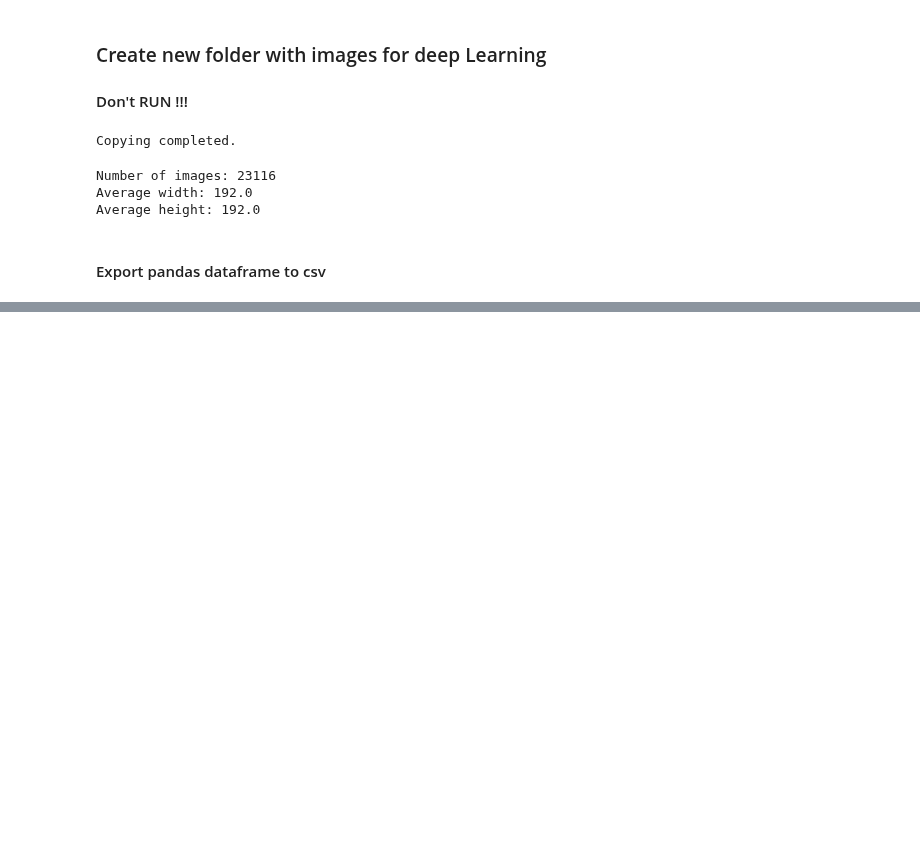
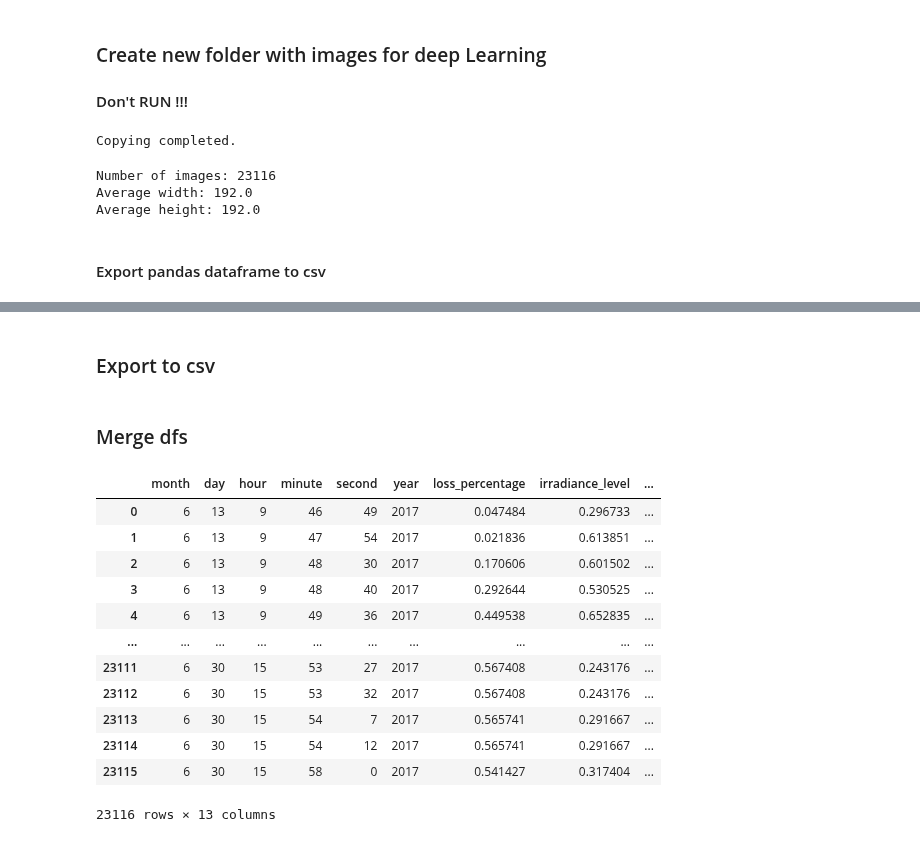
Before and after one commit to tomasrodriguesf1/CV-Project, a Jupyter notebook: Preprocessing + EDA.ipynb, the cells around one changed output, grey strips where cells are left out. Cells and saved outputs as stored; diff of their text form; code cells hidden in the pictures; blank space fills up the shorter version.

```diff
--- a/Preprocessing + EDA.ipynb
+++ b/Preprocessing + EDA.ipynb
@@ -404,0 +419,2 @@ filtered_df.to_csv('filtered_data.csv', index=False)
+# %% [markdown]
+### Export to csv
@@ -404,0 +423,23 @@ filtered_df.to_csv('filtered_data.csv', index=False)
+# %% [markdown]
+### Merge dfs
+# %%
+df1 = pd.read_csv('filtered_data.csv')
+df2 = pd.read_csv('df_2.csv')
+
+final_df = pd.merge(df1, df2, on='unique_id', how='inner')
+
+final_df
+# %% [output]
+|  | month | day | hour | minute | second | year | loss_percentage | irradiance_level | ... |
+| 0 | 6 | 13 | 9 | 46 | 49 | 2017 | 0.047484 | 0.296733 | ... |
+| 1 | 6 | 13 | 9 | 47 | 54 | 2017 | 0.021836 | 0.613851 | ... |
+| 2 | 6 | 13 | 9 | 48 | 30 | 2017 | 0.170606 | 0.601502 | ... |
+| 3 | 6 | 13 | 9 | 48 | 40 | 2017 | 0.292644 | 0.530525 | ... |
+| 4 | 6 | 13 | 9 | 49 | 36 | 2017 | 0.449538 | 0.652835 | ... |
+| ... | ... | ... | ... | ... | ... | ... | ... | ... | ... |
+| 23111 | 6 | 30 | 15 | 53 | 27 | 2017 | 0.567408 | 0.243176 | ... |
+| 23112 | 6 | 30 | 15 | 53 | 32 | 2017 | 0.567408 | 0.243176 | ... |
+| 23113 | 6 | 30 | 15 | 54 | 7 | 2017 | 0.565741 | 0.291667 | ... |
+| 23114 | 6 | 30 | 15 | 54 | 12 | 2017 | 0.565741 | 0.291667 | ... |
+| 23115 | 6 | 30 | 15 | 58 | 0 | 2017 | 0.541427 | 0.317404 | ... |
+23116 rows × 13 columns
```
Also changed, not shown: parts of 24 cells of this notebook, 4 other files.
